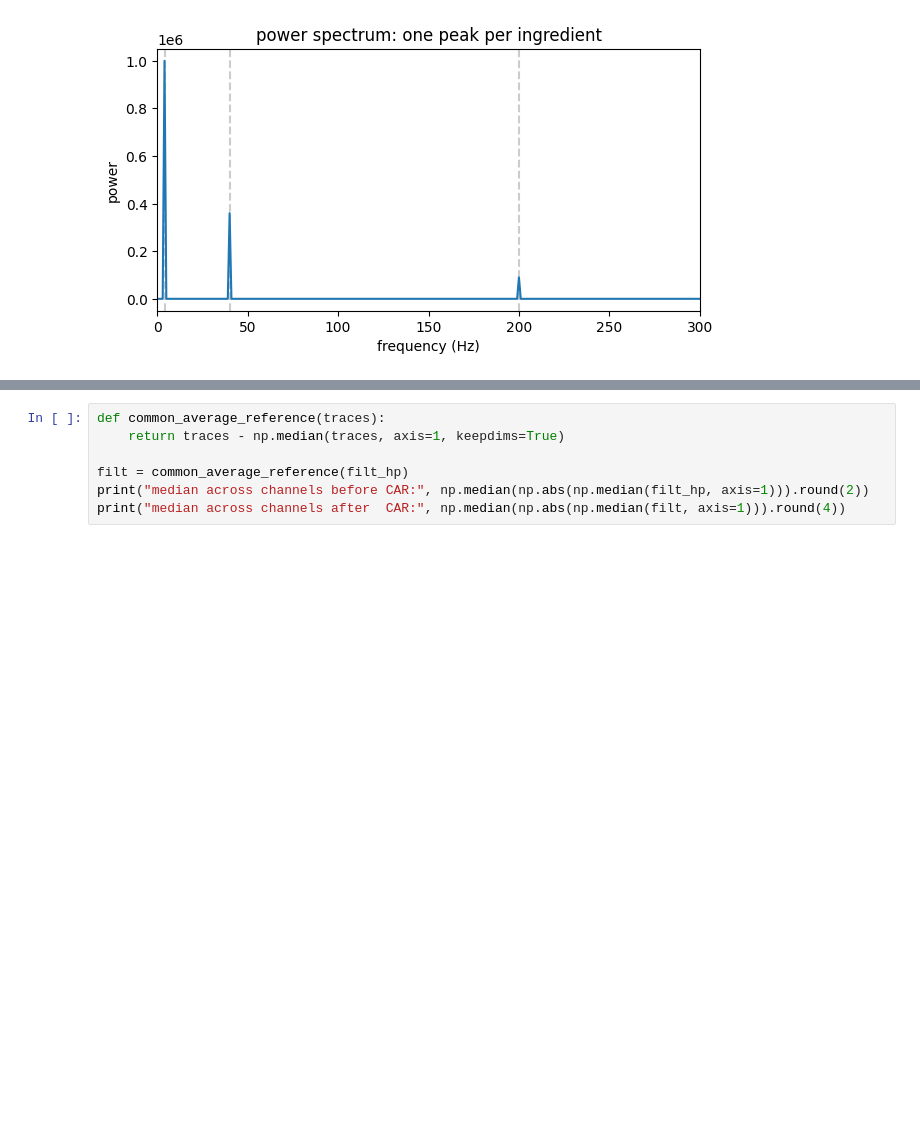
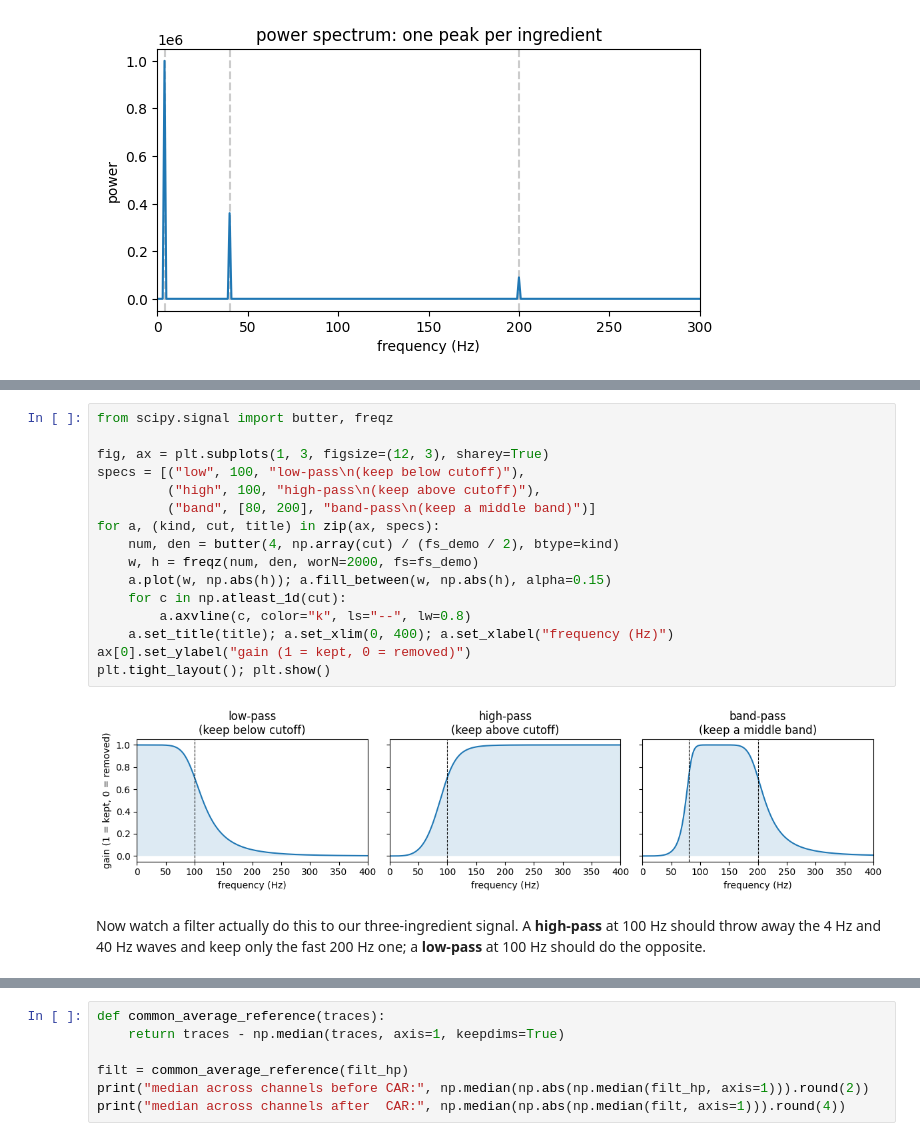
Before and after one commit to stootoon/swc-en-2026, a Jupyter notebook: ephys-pop/notebooks/02_preprocessing_solutions.ipynb, the cells around one changed output, grey strips where cells are left out. Drawn from its saved outputs; the diff is of its cells as text; blank space fills up the shorter version.

```diff
--- a/ephys-pop/notebooks/02_preprocessing_solutions.ipynb
+++ b/ephys-pop/notebooks/02_preprocessing_solutions.ipynb
@@ -129 +151,23 @@ at 100 Hz should do the opposite.
+# %%
+from scipy.signal import butter, freqz
+
+fig, ax = plt.subplots(1, 3, figsize=(12, 3), sharey=True)
+specs = [("low", 100, "low-pass\n(keep below cutoff)"),
+         ("high", 100, "high-pass\n(keep above cutoff)"),
+         ("band", [80, 200], "band-pass\n(keep a middle band)")]
+for a, (kind, cut, title) in zip(ax, specs):
+    num, den = butter(4, np.array(cut) / (fs_demo / 2), btype=kind)
+    w, h = freqz(num, den, worN=2000, fs=fs_demo)
+    a.plot(w, np.abs(h)); a.fill_between(w, np.abs(h), alpha=0.15)
+    for c in np.atleast_1d(cut):
+        a.axvline(c, color="k", ls="--", lw=0.8)
+    a.set_title(title); a.set_xlim(0, 400); a.set_xlabel("frequency (Hz)")
+ax[0].set_ylabel("gain (1 = kept, 0 = removed)")
+plt.tight_layout(); plt.show()
+# %% [output]
+[figure, added]
+# %% [markdown]
+Now watch a filter actually do this to our three-ingredient signal. A **high-pass** at
+100 Hz should throw away the 4 Hz and 40 Hz waves and keep only the fast 200 Hz one; a
+**low-pass** at 100 Hz should do the opposite.
 # %%
```
Also changed, not shown: parts of 33 cells of this notebook, 2 other files.
